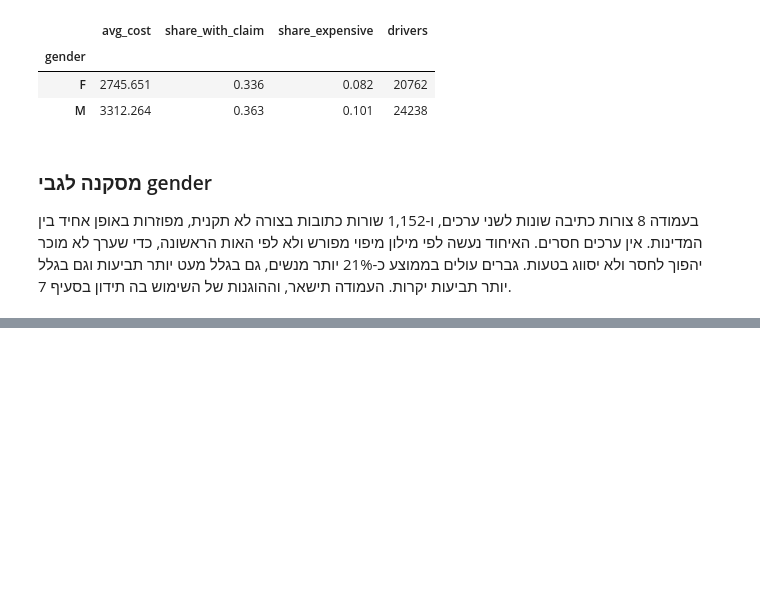
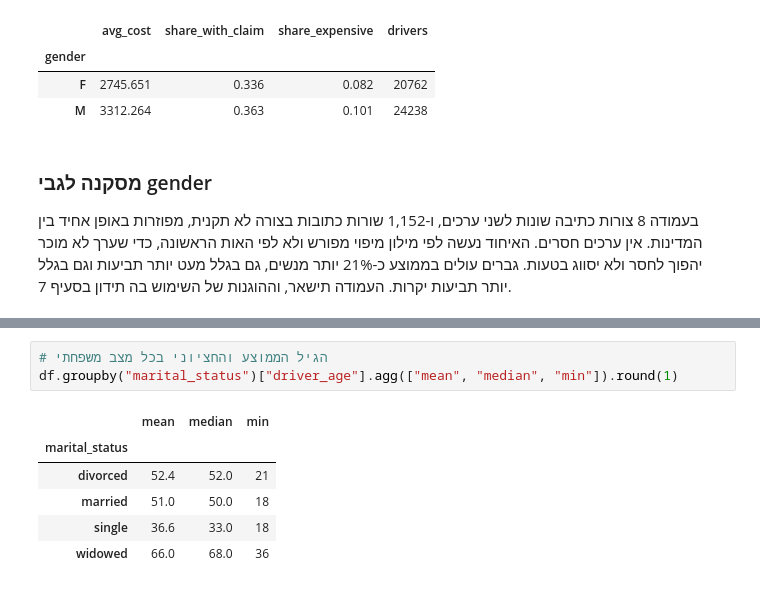
Before and after one commit to liadrimer/car-insurance-claim-prediction, a Jupyter notebook: cleaning_driver.ipynb, the cells around one changed output, grey strips where cells are left out. Saved outputs shown, nothing was run; the diff lists cells and outputs as text; blank space fills up the shorter version.

```diff
--- a/cleaning_driver.ipynb
+++ b/cleaning_driver.ipynb
@@ -461,0 +493,10 @@ df.groupby(gender_clean)["annual_claim_cost"].agg(
+# %%
+# הגיל הממוצע והחציוני בכל מצב משפחתי
+df.groupby("marital_status")["driver_age"].agg(["mean", "median", "min"]).round(1)
+# %% [output]
+|  | mean | median | min |
+| marital_status |  |  |  |
+| divorced | 52.4 | 52.0 | 21 |
+| married | 51.0 | 50.0 | 18 |
+| single | 36.6 | 33.0 | 18 |
+| widowed | 66.0 | 68.0 | 36 |
```
Also changed, not shown: parts of 6 cells of this notebook.
